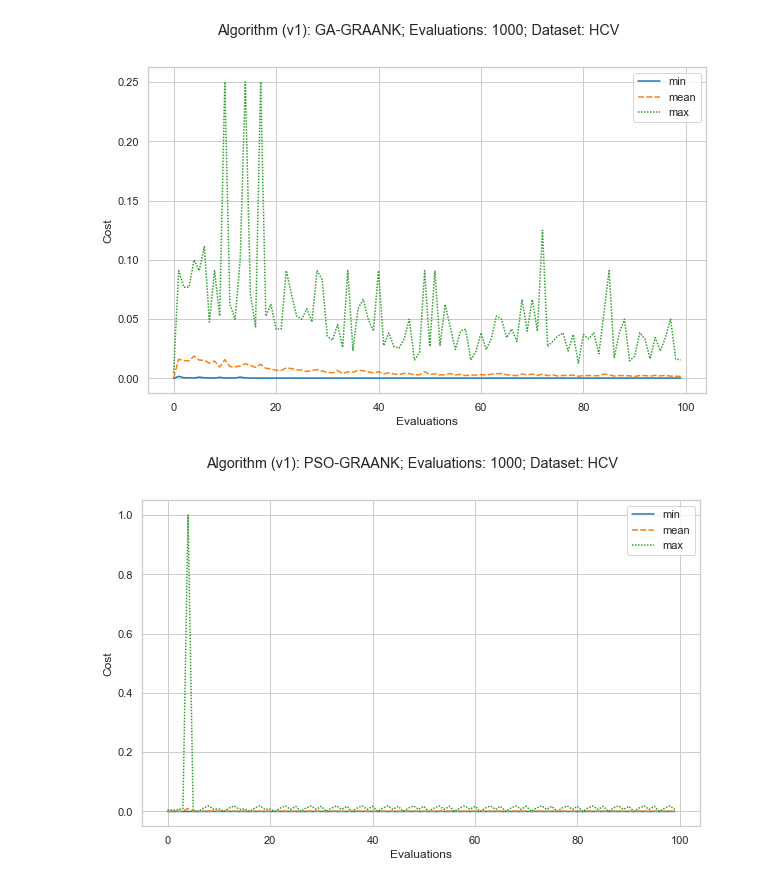
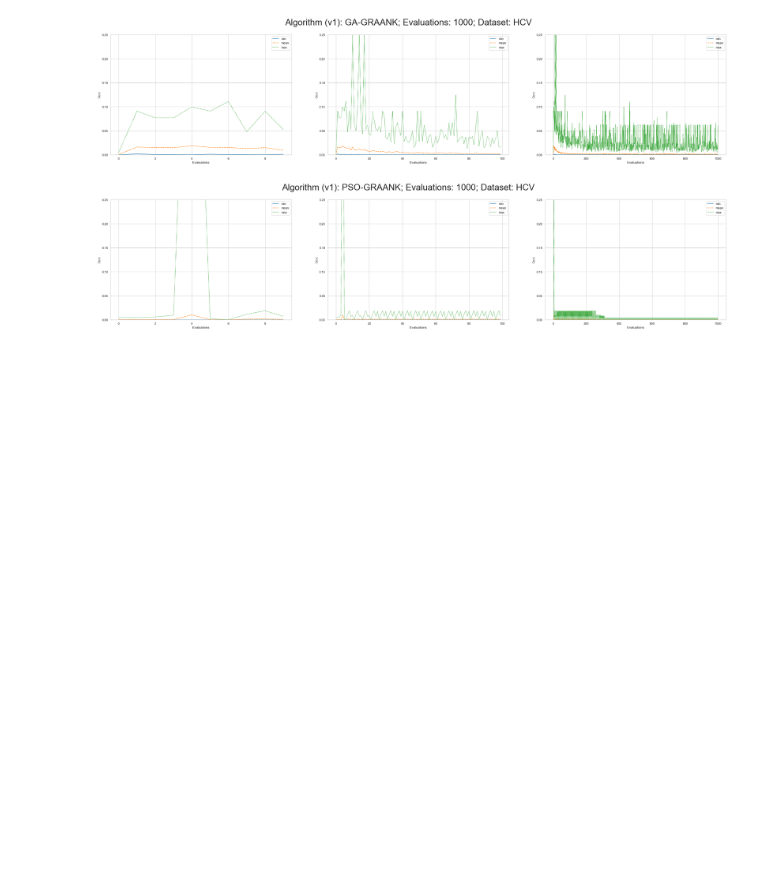
Before and after one commit to owuordickson/meso-hpc-lr, a Jupyter notebook: results/swarmgp/analysis_v1.ipynb, the cells around one changed output. Drawn from its saved outputs; the diff is of its cells as text; code cells hidden in the pictures; blank space fills up the shorter version.

```diff
--- a/results/swarmgp/analysis_v1.ipynb
+++ b/results/swarmgp/analysis_v1.ipynb
@@ -279,34 +279,40 @@ df_data
 # %%
 # Plotting the results
 import matplotlib.pyplot as plt
 import seaborn as sns
 
 sns.set_theme(style="whitegrid")
 
 for alg in algorithms:
     df_alg = df_data.loc[df_data['Algorithm'].str.contains(alg)]
 
     for ds in data_sets:
         df1 = df_alg.loc[df_alg['Data-set'] == ds]
 
         for ev in evals:
             df2 = df1.loc[df1['Evaluations'] == ev]
 
-            fig = plt.figure(figsize=(10,6))
+            fig = plt.figure(figsize=(40,8))
             for index,row in df2.iterrows():
                 # Results
-                limits = np.arange(100)
                 values = np.array([row['Evaluations (min)'], row['Evaluations (mu)'], row['Evaluations (max)']]).T
-                values = values[0:100]
-                # limits = np.arange(row['Evaluations'])
-                data = pd.DataFrame(values, limits, columns=["min", "mean", "max"])
+                # x = 100
+                i = 1
+                for x in ([10, 100, 1000]):
+                    plt.subplot(1, 3, i)
+                    limits = np.arange(x)
+                    vals = values[0:x]
+                    # limits = np.arange(row['Evaluations'])
+                    data = pd.DataFrame(vals, limits, columns=["min", "mean", "max"])
 
-                sns.lineplot(data=data, palette="tab10")
-                plt.xlabel('Evaluations')
-                plt.ylabel('Cost')
+                    sns.lineplot(data=data, palette="tab10")
+                    plt.ylim(0, 0.25)
+                    plt.xlabel('Evaluations')
+                    plt.ylabel('Cost')
+                    i += 1
 
-            fig.suptitle('Algorithm (v1): ' + str(alg) + '; Evaluations: ' + str(row['Evaluations']) + '; Dataset: ' + ds)
+            fig.suptitle('Algorithm (v1): ' + str(alg) + '; Evaluations: ' + str(row['Evaluations']) + '; Dataset: ' + ds, fontsize=32)
     # print(data)
 # %% [output]
-[figure, old version]
+[figure, new version]
-[figure, old version]
+[figure, new version]
```
Also changed, not shown: parts of 1 cell of this notebook, 2 other files.
